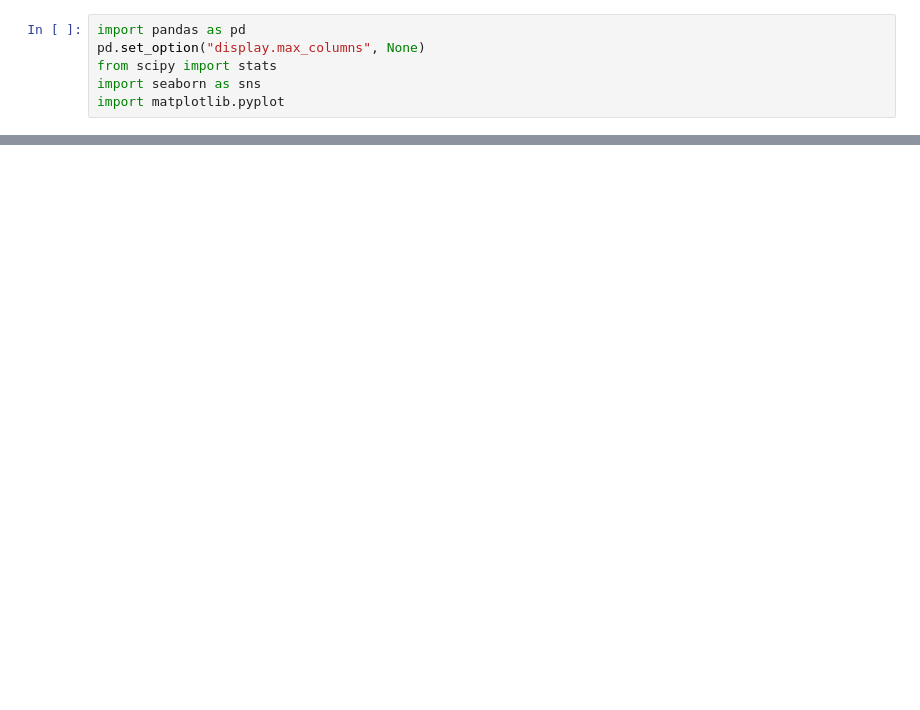
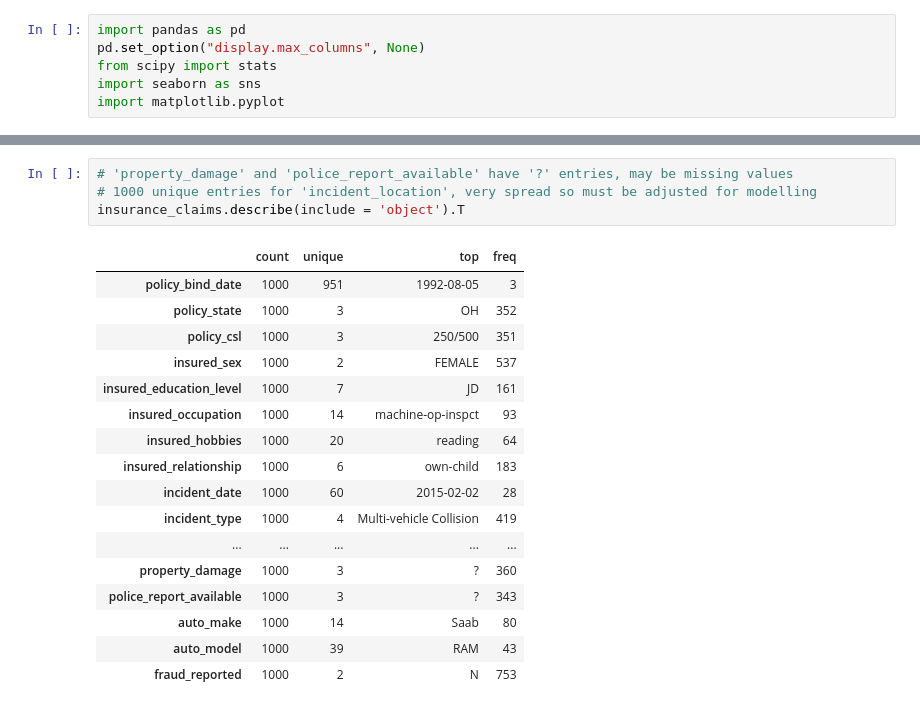
Before and after one commit to H-Konrad/auto_insurance_ml, a Jupyter notebook: notebooks/01_data_cleaning.ipynb, the cells around one changed output, grey strips where cells are left out. Drawn from its saved outputs; the diff is of its cells as text; blank space fills up the shorter version.

```diff
--- a/notebooks/01_data_cleaning.ipynb
+++ b/notebooks/01_data_cleaning.ipynb
@@ -10,0 +70,22 @@ insurance_claims.head()
+# %%
+# 'property_damage' and 'police_report_available' have '?' entries, may be missing values
+# 1000 unique entries for 'incident_location', very spread so must be adjusted for modelling
+insurance_claims.describe(include = 'object').T
+# %% [output]
+|  | count | unique | top | freq |
+| policy_bind_date | 1000 | 951 | 1992-08-05 | 3 |
+| policy_state | 1000 | 3 | OH | 352 |
+| policy_csl | 1000 | 3 | 250/500 | 351 |
+| insured_sex | 1000 | 2 | FEMALE | 537 |
+| insured_education_level | 1000 | 7 | JD | 161 |
+| insured_occupation | 1000 | 14 | machine-op-inspct | 93 |
+| insured_hobbies | 1000 | 20 | reading | 64 |
+| insured_relationship | 1000 | 6 | own-child | 183 |
+| incident_date | 1000 | 60 | 2015-02-02 | 28 |
+| incident_type | 1000 | 4 | Multi-vehicle Collision | 419 |
+| ... | ... | ... | ... | ... |
+| property_damage | 1000 | 3 | ? | 360 |
+| police_report_available | 1000 | 3 | ? | 343 |
+| auto_make | 1000 | 14 | Saab | 80 |
+| auto_model | 1000 | 39 | RAM | 43 |
+| fraud_reported | 1000 | 2 | N | 753 |
```
Also changed, not shown: parts of 8 cells of this notebook.
